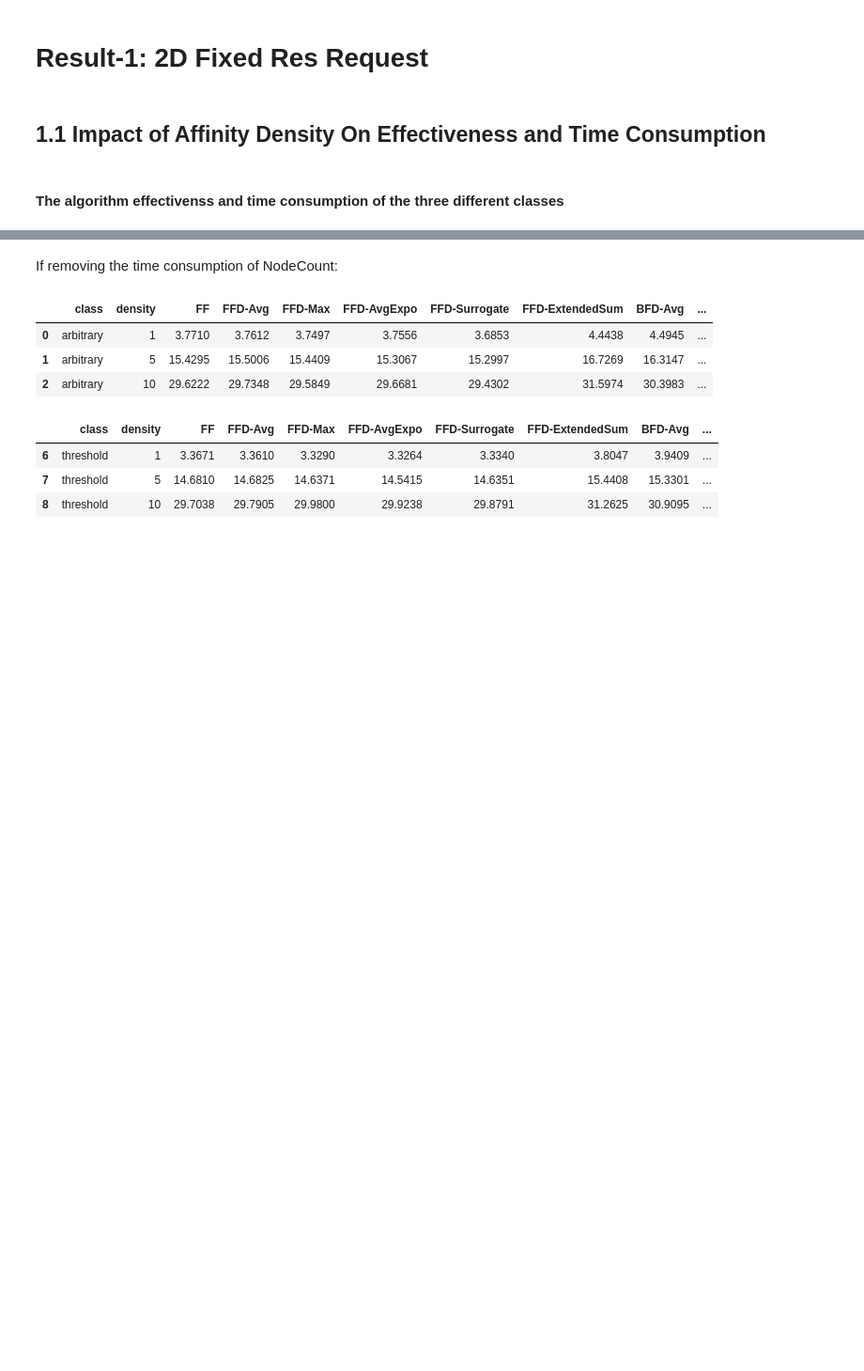
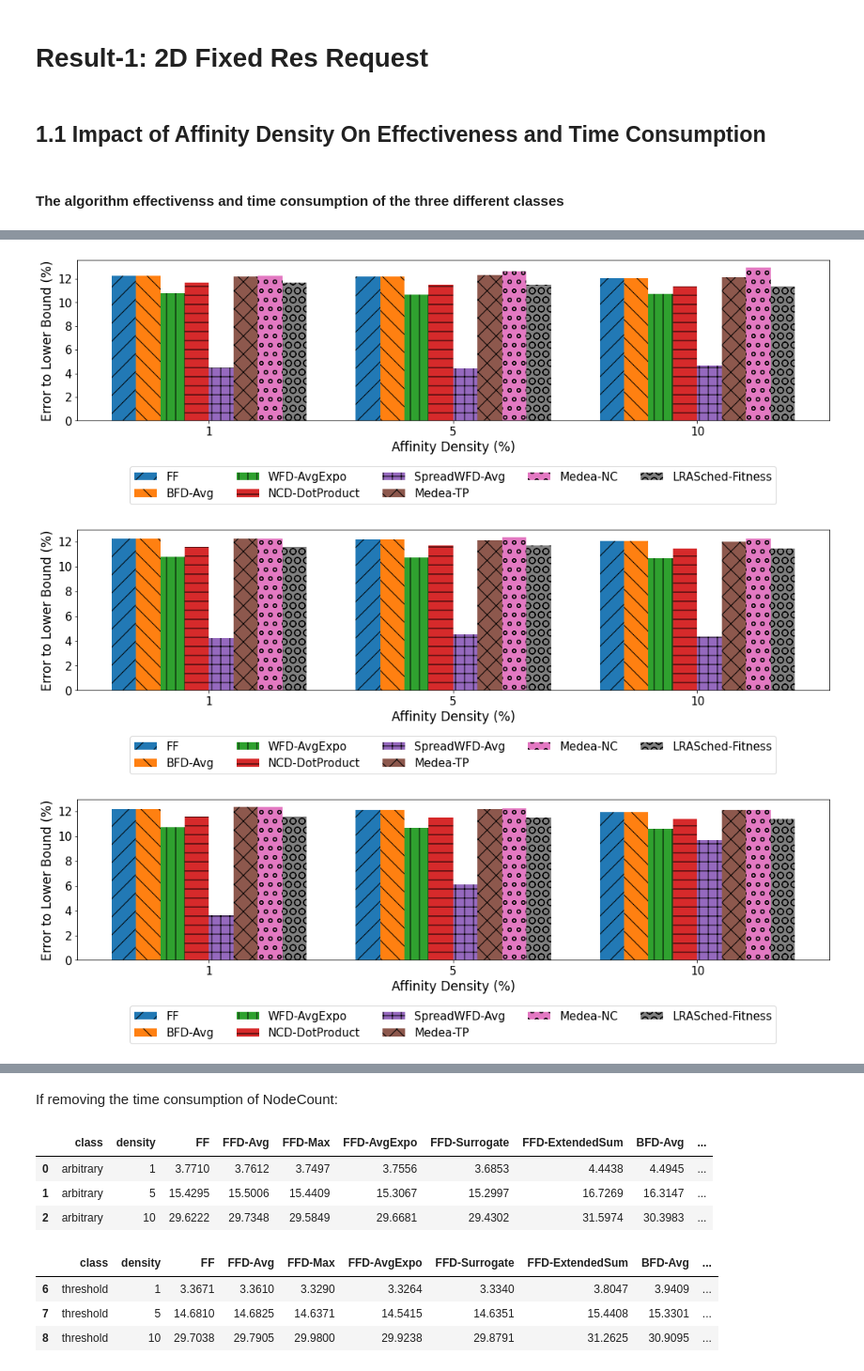
Before and after one commit to DSSGroup-Leeds/LRA-binpacking-expe, a Jupyter notebook: data/analysis_scripts/exp_result_analysis.ipynb, the cells around one changed output, grey strips where cells are left out. Shown at 94% size. Cells and saved outputs as stored; diff of their text form; code cells hidden in the pictures; blank space fills up the shorter version.

```diff
--- a/data/analysis_scripts/exp_result_analysis.ipynb
+++ b/data/analysis_scripts/exp_result_analysis.ipynb
@@ -159,0 +206,10 @@ for c in classes:
+# %%
+for c in classes:
+# c = "arbitrary"
+    fig = plot_barchart(twodim_eps, c, df_2d_column_names_small, "Affinity Density (%)", 'Error to Lower Bound (%)')
+    filename = f"{proj_path}/plots/density2D_small_result_{c}.pdf"
+    fig.savefig(filename)
+# %% [output]
+[figure, added]
+[figure, added]
+[figure, added]
```
Also changed, not shown: parts of 13 cells of this notebook.
